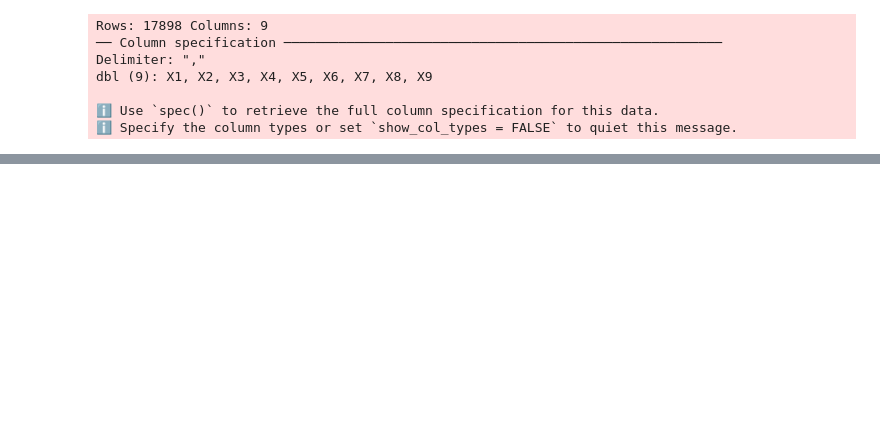
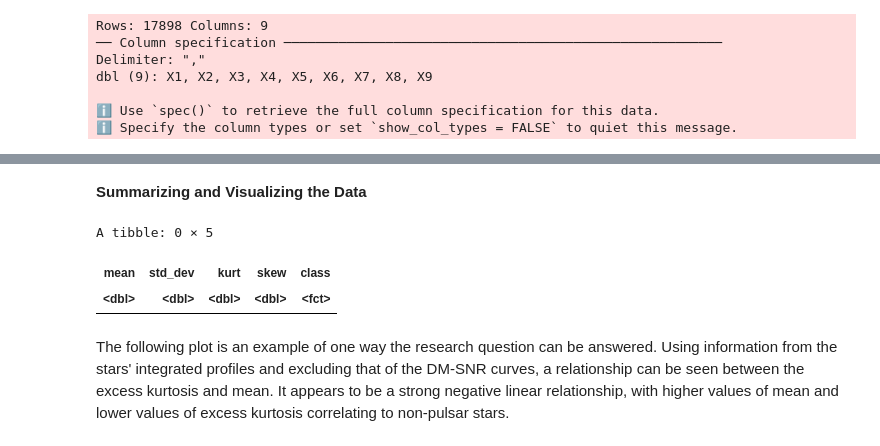
Before and after one commit to madisongill/dsci-100-2023s-group-39-section-002, a Jupyter notebook: project_proposal.ipynb, the cells around one changed output, grey strips where cells are left out. Drawn from its saved outputs; the diff is of its cells as text; code cells hidden in the pictures; blank space fills up the shorter version.

```diff
--- a/project_proposal.ipynb
+++ b/project_proposal.ipynb
@@ -119,2 +91,20 @@ $ class         <fct> 0, 0, 0, 0, 0, 0, 0, 0, 0, 0, 0, 0, 0, 0, 0, 0, 0, 0, 0,
+# %% [markdown]
+<b>Summarizing and Visualizing the Data
+# %%
+#summarytable -> counts of each predictor, counts of each class (0/1), how many rows with missing data
+
+summary_train <- pulsar_train |>
+    select(-mean_dmsnr:-skew_dmsnr) |>
+    filter(is.na(mean | std_dev | kurt | skew)) |> #checking for na values
+    filter(is.na(class)) #checking for na values
+
+
+summary_train
+# %% [output]
+A tibble: 0 × 5
+| mean | std_dev | kurt | skew | class |
+| <dbl> | <dbl> | <dbl> | <dbl> | <fct> |
+# %% [markdown]
+The following plot is an example of one way the research question can be answered. Using information from the stars' integrated profiles and excluding that of the DM-SNR curves, a relationship can be seen between the excess kurtosis and mean. It appears to be a strong negative linear relationship, with higher values of mean and lower values of excess kurtosis correlating to non-pulsar stars.
 # %%
 options(repr.plot.width = 9, repr.plot.height = 7)
```
Also changed, not shown: parts of 5 cells of this notebook.
